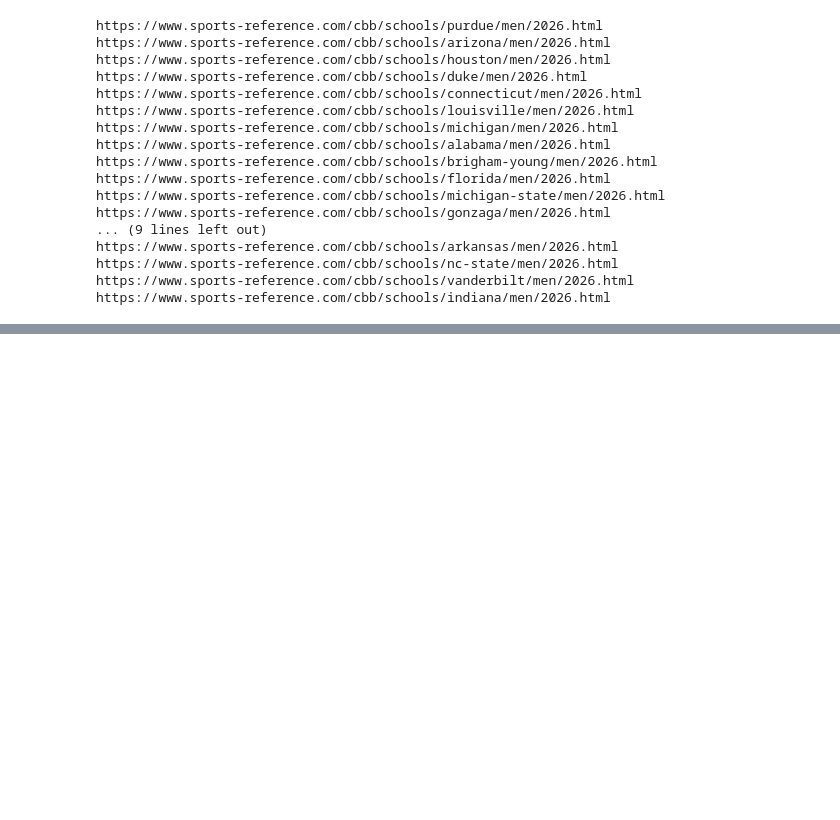
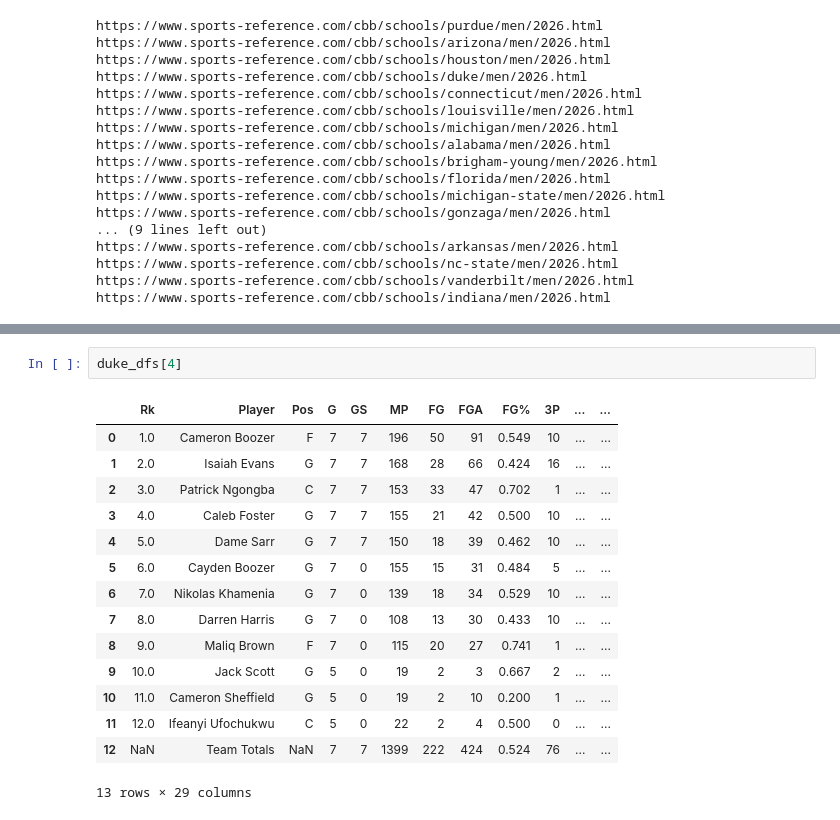
Before and after one commit to arnie12a/CollegeBasketballTracker, a Jupyter notebook: scrape/scrape.ipynb, the cells around one changed output, grey strips where cells are left out. Cells and saved outputs as stored; diff of their text form; blank space fills up the shorter version.

```diff
--- a/scrape/scrape.ipynb
+++ b/scrape/scrape.ipynb
@@ -162,0 +241,18 @@ https://www.sports-reference.com/cbb/schools/indiana/men/2026.html
+# %%
+duke_dfs[4]
+# %% [output]
+|  | Rk | Player | Pos | G | GS | MP | FG | FGA | FG% | 3P | ... | ... |
+| 0 | 1.0 | Cameron Boozer | F | 7 | 7 | 196 | 50 | 91 | 0.549 | 10 | ... | ... |
+| 1 | 2.0 | Isaiah Evans | G | 7 | 7 | 168 | 28 | 66 | 0.424 | 16 | ... | ... |
+| 2 | 3.0 | Patrick Ngongba | C | 7 | 7 | 153 | 33 | 47 | 0.702 | 1 | ... | ... |
+| 3 | 4.0 | Caleb Foster | G | 7 | 7 | 155 | 21 | 42 | 0.500 | 10 | ... | ... |
+| 4 | 5.0 | Dame Sarr | G | 7 | 7 | 150 | 18 | 39 | 0.462 | 10 | ... | ... |
+| 5 | 6.0 | Cayden Boozer | G | 7 | 0 | 155 | 15 | 31 | 0.484 | 5 | ... | ... |
+| 6 | 7.0 | Nikolas Khamenia | G | 7 | 0 | 139 | 18 | 34 | 0.529 | 10 | ... | ... |
+| 7 | 8.0 | Darren Harris | G | 7 | 0 | 108 | 13 | 30 | 0.433 | 10 | ... | ... |
+| 8 | 9.0 | Maliq Brown | F | 7 | 0 | 115 | 20 | 27 | 0.741 | 1 | ... | ... |
+| 9 | 10.0 | Jack Scott | G | 5 | 0 | 19 | 2 | 3 | 0.667 | 2 | ... | ... |
+| 10 | 11.0 | Cameron Sheffield | G | 5 | 0 | 19 | 2 | 10 | 0.200 | 1 | ... | ... |
+| 11 | 12.0 | Ifeanyi Ufochukwu | C | 5 | 0 | 22 | 2 | 4 | 0.500 | 0 | ... | ... |
+| 12 | NaN | Team Totals | NaN | 7 | 7 | 1399 | 222 | 424 | 0.524 | 76 | ... | ... |
+13 rows × 29 columns
```
Also changed, not shown: parts of 15 cells of this notebook.
